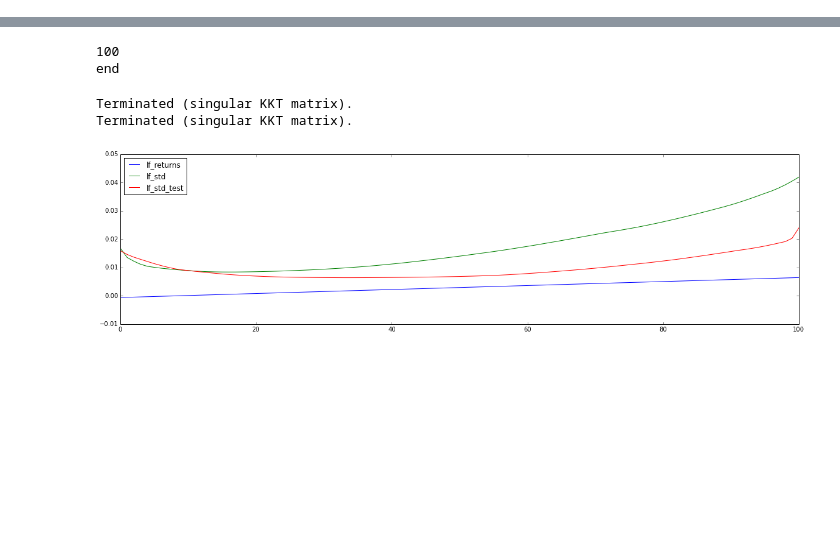
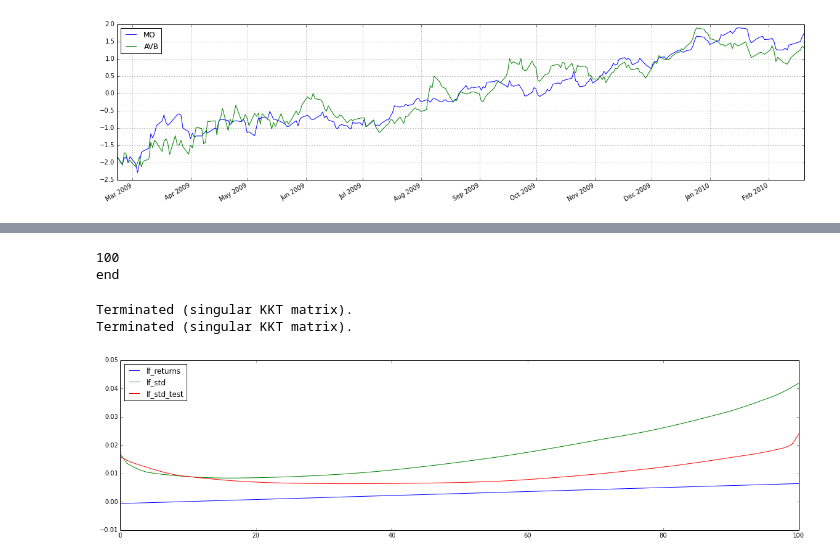
Before and after one commit to qorelogic/ml2, a Jupyter notebook: bin/qore-liquid-main.ipynb, the cells around one changed output, grey strips where cells are left out. Saved outputs shown, nothing was run; the diff lists cells and outputs as text; code cells hidden in the pictures; blank space fills up the shorter version.

```diff
--- a/bin/qore-liquid-main.ipynb
+++ b/bin/qore-liquid-main.ipynb
@@ -150,0 +88,5 @@ def main():
+# %%
+#print out
+plotSymbols(list(out.index[[0,len(out.index)-25]]), normalize=True)
+# %% [output]
+[figure, added]
```
Also changed, not shown: parts of 10 cells of this notebook, 2 other files.
